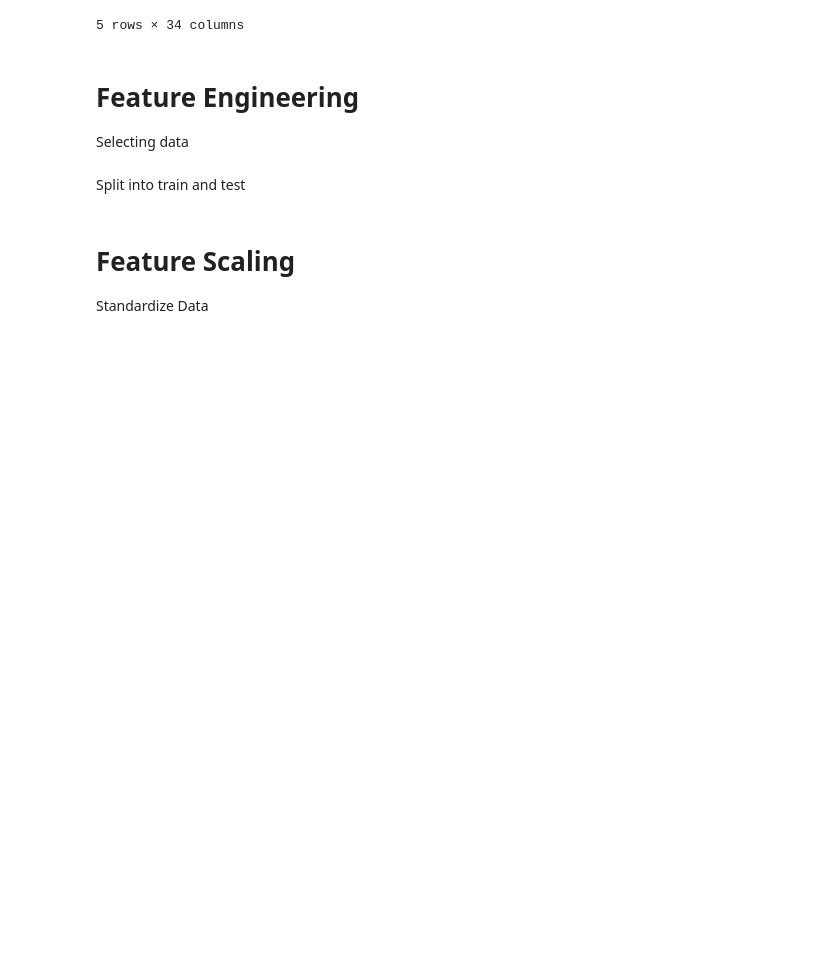
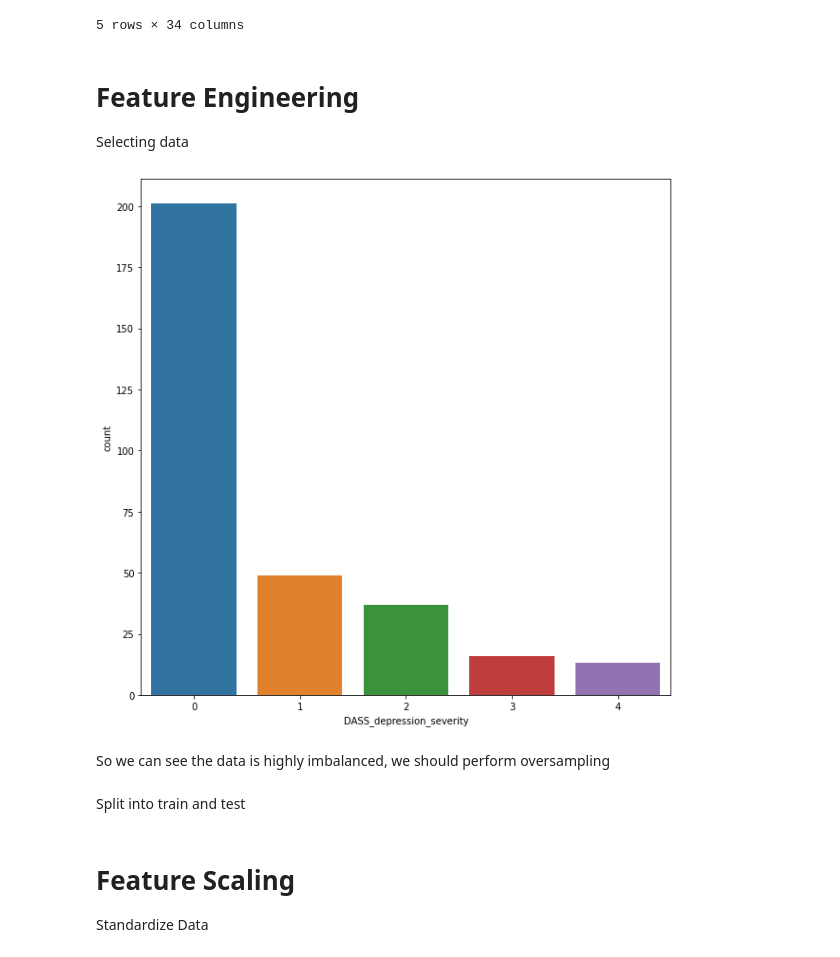
Before and after one commit to weihan444/ML-Hackathon, a Jupyter notebook: ML_Hackathon.ipynb, the cells around one changed output. Cells and saved outputs as stored; diff of their text form; code cells hidden in the pictures; blank space fills up the shorter version.

```diff
--- a/ML_Hackathon.ipynb
+++ b/ML_Hackathon.ipynb
@@ -31,13 +48,21 @@ Selecting data
 # %%
 selected_data = data[["Age_Numerical", "Gender", "Routine_loss", "Class_hours", "Medical_illness", "Mental_illness", "COVID_symptoms", "Quarantine", "DASS_depression_severity"]]
 
 selected_data.head(5)
 
 X = selected_data.drop(['DASS_depression_severity'], axis=1)
 y = selected_data['DASS_depression_severity']
 
+plt.figure(figsize=(10,10))
+sns.countplot(y)
+plt.show()
+
 # Split y into multi-class array
-y = keras.utils.to_categorical(y)
+# y = keras.utils.to_categorical(y)
+# %% [output]
+[figure, added]
+# %% [markdown]
+So we can see the data is highly imbalanced, we should perform oversampling
 # %% [markdown]
 Split into train and test
 # %%
```
Also changed, not shown: parts of 1 cell of this notebook.
